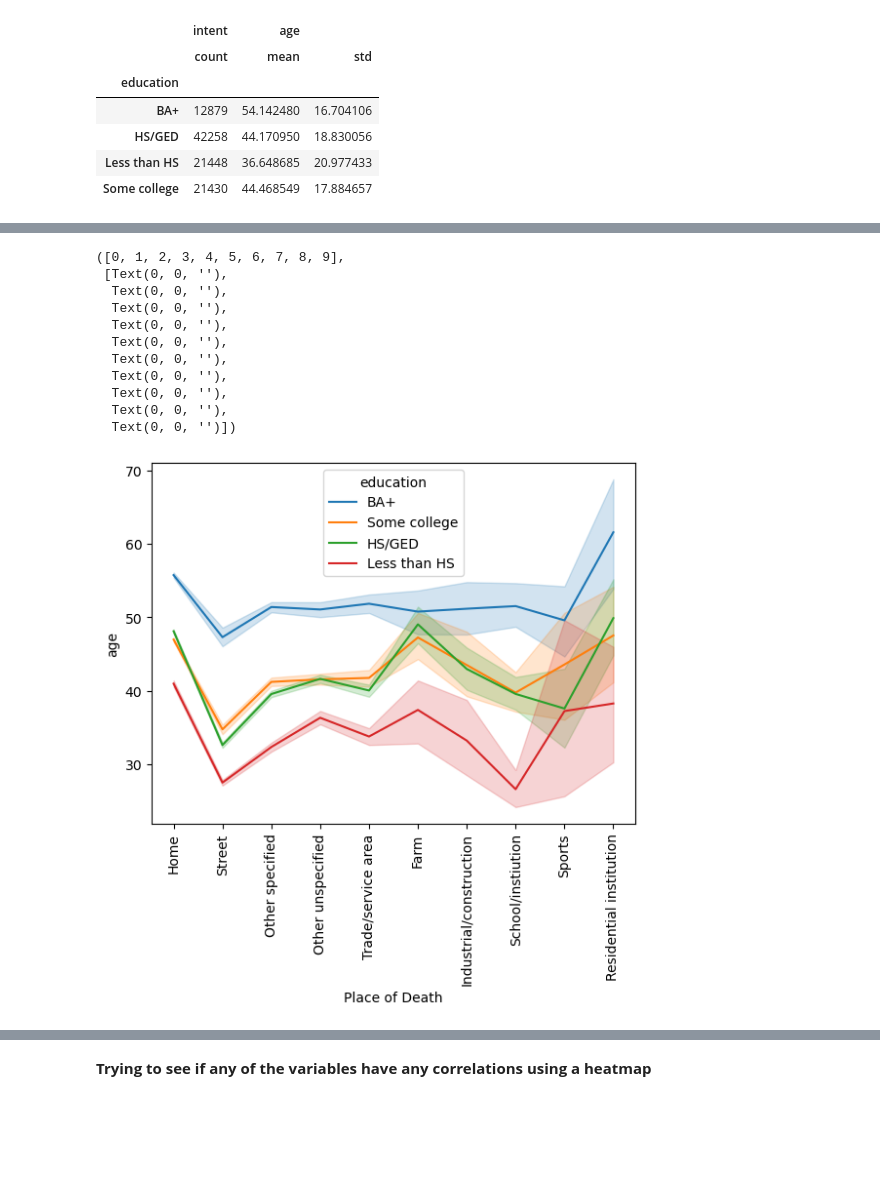
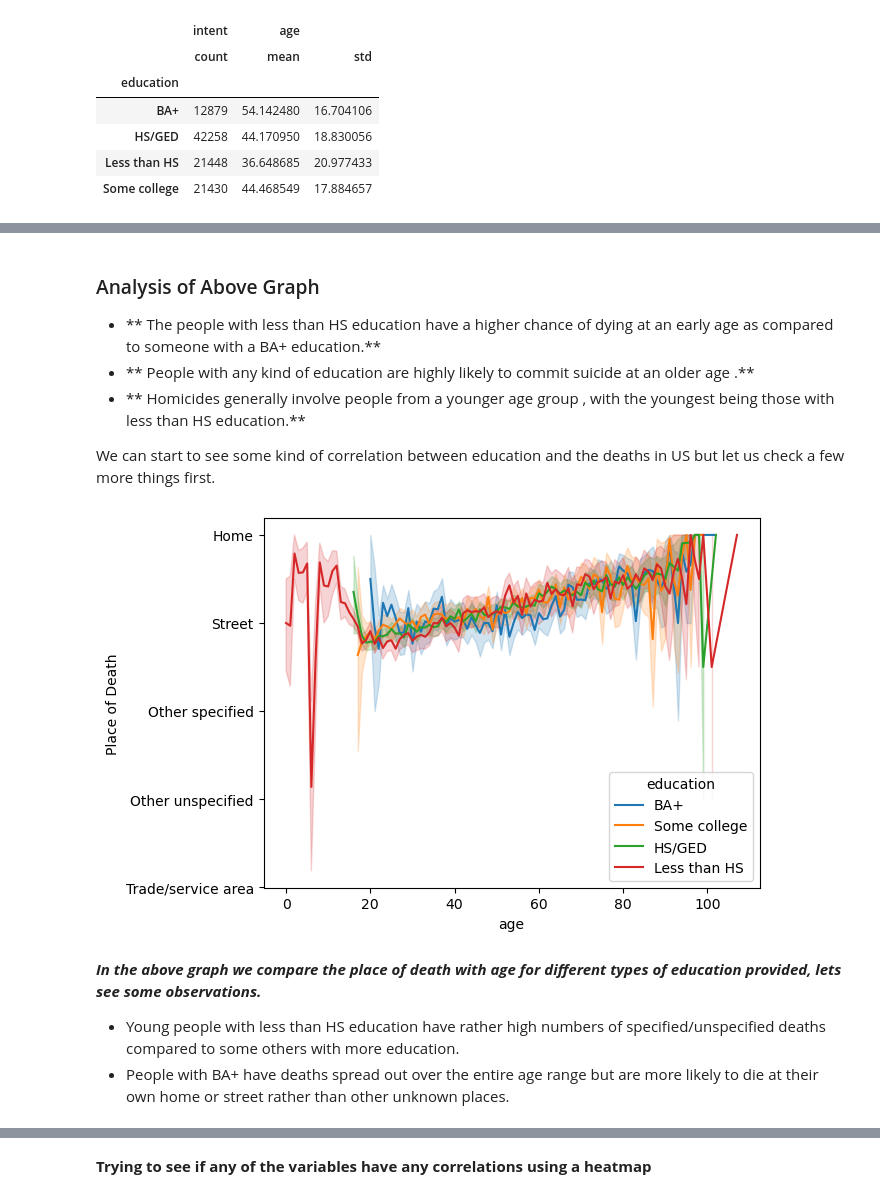
Before and after one commit to ubco-W2022T2-data301/project-group09, a Jupyter notebook: analysis/analysis1.ipynb, the cells around one changed output, grey strips where cells are left out. Drawn from its saved outputs; the diff is of its cells as text; code cells hidden in the pictures; blank space fills up the shorter version.

Commit message:
Added more deeper analysis

```diff
--- a/analysis/analysis1.ipynb
+++ b/analysis/analysis1.ipynb
@@ -15,7 +15,7 @@ import_libraries()
 # %% [markdown]
 ### Loading the dataset
 # %%
-data_cleaned = load_and_process("../data/raw/full_data.csv")
+data_cleaned = pt1.load_and_process("../data/raw/full_data.csv")
 # %%
 #Looking at the unique values of each variable in the dataset
 data_cleaned.nunique(axis=0)
@@ -108,22 +115,23 @@ sns.catplot(data=data_cleaned, x='education', y='age',hue='race',col='intent',ki
 [figure]
+# %% [markdown]
+### Analysis of Above Graph
+- ** The people with less than HS education have a higher chance of dying at an early age as compared to someone with a BA+ education.**
+- ** People with any kind of education are highly likely to commit suicide at an older age .**
+- ** Homicides generally involve people from a younger age group , with the youngest being those with less than HS education.**
+
+We can start to see some kind of correlation between education and the deaths in US but let us check a few more things first.
 # %%
 (data_cleaned
-.pipe((sns.lineplot,'data'), x='place', y='age', hue='education')
-.set(xlabel="Place of Death")
+.pipe((pt1.sns.lineplot,'data'), x='age', y='place', hue='education')
+.set(ylabel="Place of Death")
 )
-plt.xticks(rotation=90)
+None
 # %% [output]
-([0, 1, 2, 3, 4, 5, 6, 7, 8, 9],
- [Text(0, 0, ''),
-  Text(0, 0, ''),
-  Text(0, 0, ''),
-  Text(0, 0, ''),
-  Text(0, 0, ''),
-  Text(0, 0, ''),
-  Text(0, 0, ''),
-  Text(0, 0, ''),
-  Text(0, 0, ''),
-  Text(0, 0, '')])
-[figure, old version]
+[figure, new version]
+# %% [markdown]
+***In the above graph we compare the place of death with age for different types of education provided, lets see some observations.***
+
+- Young people with less than HS education have rather high numbers of specified/unspecified deaths compared to some others with more education.
+- People with BA+ have deaths spread out over the entire age range but are more likely to die at their own home or street rather than other unknown places.
 # %%
 relation = data_cleaned.corr()
```
Also changed, not shown: parts of 9 cells of this notebook.
